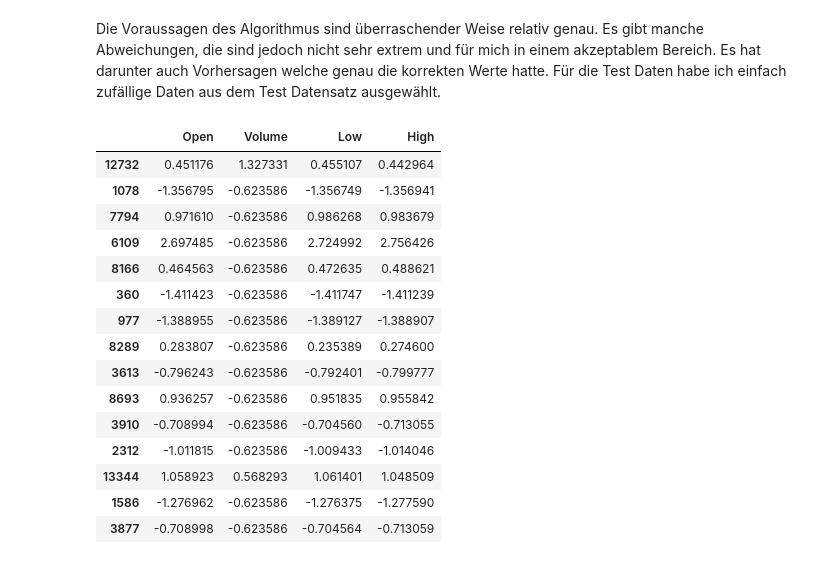
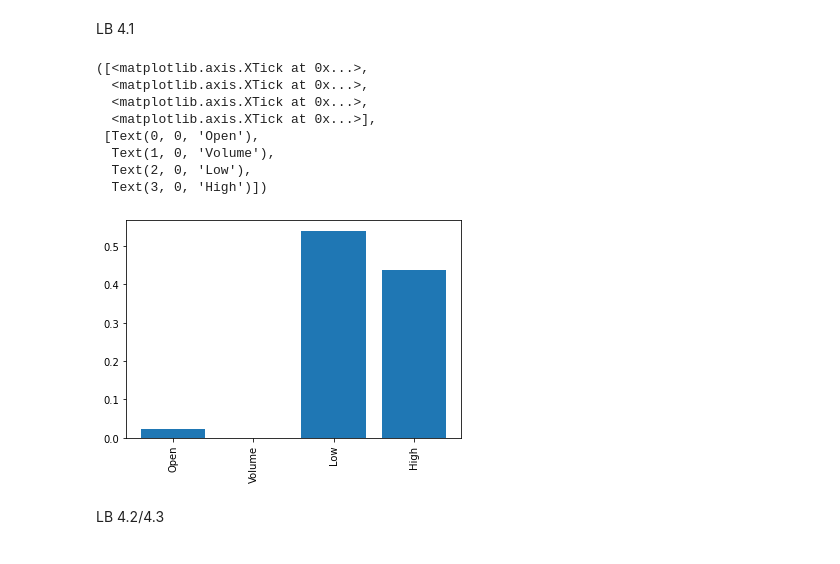
Before and after one commit to L-390/StockMarketPredictions, a Jupyter notebook: evaluation.ipynb, the cells around one changed output. Drawn from its saved outputs; the diff is of its cells as text; code cells hidden in the pictures.

```diff
--- a/evaluation.ipynb
+++ b/evaluation.ipynb
@@ -0,0 +36,10 @@
+# %%
+from sklearn.impute import SimpleImputer
+
+import numpy as np
+
+si = SimpleImputer(missing_values=np.nan, strategy='most_frequent')
+si.fit(stockData)
+stockData_ = si.transform(stockData)
+stockData = pd.DataFrame(stockData_, columns=stockData.columns)
+len(stockData[stockData.isna().any(axis=1)])
@@ -0,0 +48,16 @@
+# %%
+X = stockData[["Open", "Volume", "Low", "High"]]
+Y = stockData[["CloseInt"]]
+Y=Y.astype('int')
+# %%
+from sklearn import preprocessing
+
+standard_scaler = preprocessing.StandardScaler().fit(X[["Open", "Volume", "Low", "High"]])
+
+def scale(dataframe, columns, scaler):
+    scaled = scaler.transform(dataframe[columns])
+    dataframe[columns] = pd.DataFrame(scaled, columns=columns)
+    return dataframe
+
+X = scale(X, ["Open", "Volume", "Low", "High"], standard_scaler)
+X.head()
@@ -0,0 +76,8 @@
+# %%
+from sklearn.model_selection import train_test_split
+
+X_train, X_test, Y_train, Y_test = train_test_split(
+   X, Y, test_size = 0.2, random_state = 42
+)
+
+len(X_train), len(X_test)
@@ -30,21 +93,20 @@ predict5 21457
-# %% [markdown]
-Die Voraussagen des Algorithmus sind überraschender Weise relativ genau. Es gibt manche Abweichungen, die sind jedoch nicht sehr extrem und für mich in einem akzeptablem Bereich. Es hat darunter auch Vorhersagen welche genau die korrekten Werte hatte. Für die Test Daten habe ich einfach zufällige Daten aus dem Test Datensatz ausgewählt.
-# %%
-X_test.head(15)
-# %% [output]
-|  | Open | Volume | Low | High |
-| 12732 | 0.451176 | 1.327331 | 0.455107 | 0.442964 |
-| 1078 | -1.356795 | -0.623586 | -1.356749 | -1.356941 |
-| 7794 | 0.971610 | -0.623586 | 0.986268 | 0.983679 |
-| 6109 | 2.697485 | -0.623586 | 2.724992 | 2.756426 |
-| 8166 | 0.464563 | -0.623586 | 0.472635 | 0.488621 |
-| 360 | -1.411423 | -0.623586 | -1.411747 | -1.411239 |
-| 977 | -1.388955 | -0.623586 | -1.389127 | -1.388907 |
-| 8289 | 0.283807 | -0.623586 | 0.235389 | 0.274600 |
-| 3613 | -0.796243 | -0.623586 | -0.792401 | -0.799777 |
-| 8693 | 0.936257 | -0.623586 | 0.951835 | 0.955842 |
-| 3910 | -0.708994 | -0.623586 | -0.704560 | -0.713055 |
-| 2312 | -1.011815 | -0.623586 | -1.009433 | -1.014046 |
-| 13344 | 1.058923 | 0.568293 | 1.061401 | 1.048509 |
-| 1586 | -1.276962 | -0.623586 | -1.276375 | -1.277590 |
-| 3877 | -0.708998 | -0.623586 | -0.704564 | -0.713059 |
+# %% [markdown]
+LB 4.1
+# %%
+from sklearn.ensemble import GradientBoostingRegressor
+import matplotlib.pyplot as plt
+
+gb = GradientBoostingRegressor(n_estimators=100)
+gb.fit(X_train, Y_train.values.ravel())
+plt.bar(range(X_train.shape[1]), gb.feature_importances_)
+plt.xticks(range(X_train.shape[1]), X_train.columns, rotation=90)
+# %% [output]
+([<matplotlib.axis.XTick at 0x...>,
+  <matplotlib.axis.XTick at 0x...>,
+  <matplotlib.axis.XTick at 0x...>,
+  <matplotlib.axis.XTick at 0x...>],
+ [Text(0, 0, 'Open'),
+  Text(1, 0, 'Volume'),
+  Text(2, 0, 'Low'),
+  Text(3, 0, 'High')])
+[figure, added]
@@ -50,0 +120,2 @@ X_test.head(15)
+# %% [markdown]
+LB 4.2/4.3
```
Also changed, not shown: parts of 12 cells of this notebook, 2 other files.
